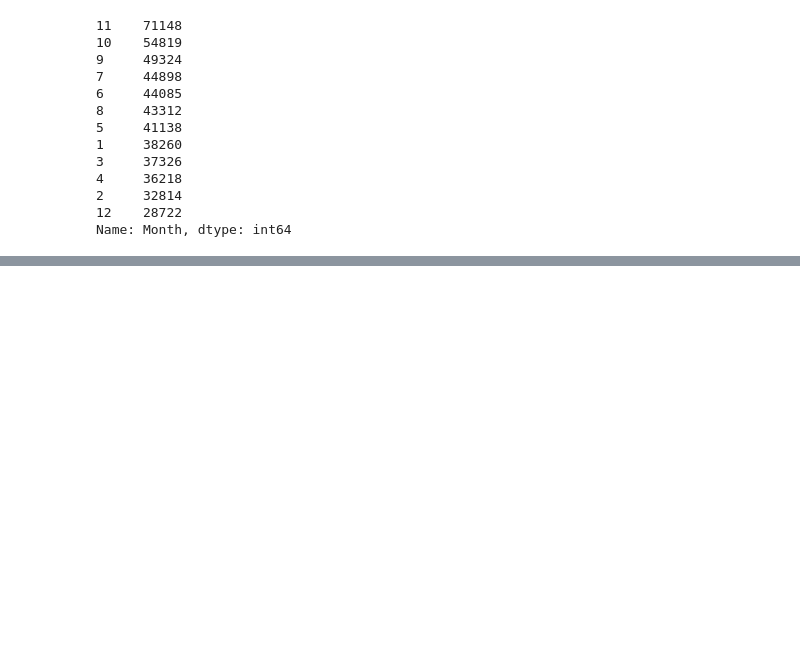
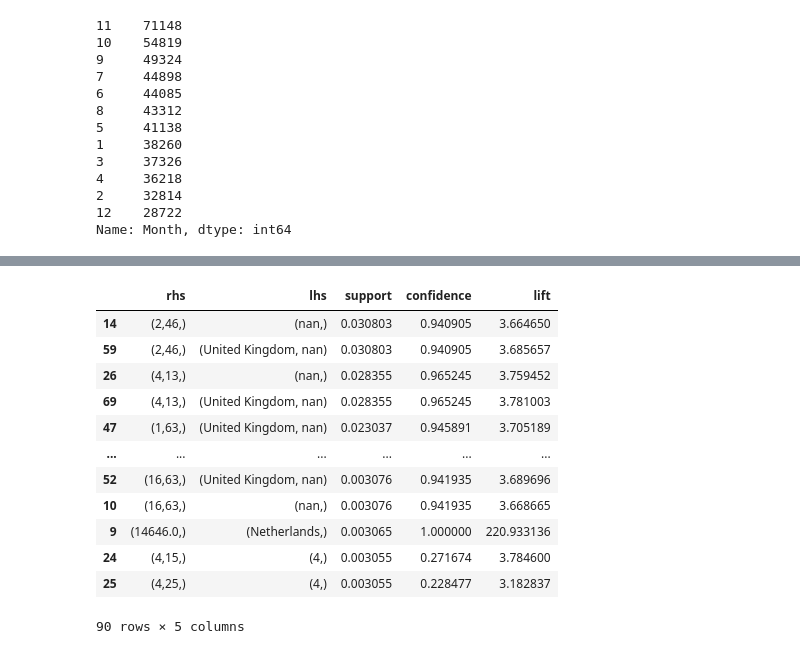
Before and after one commit to natia101/FINAL-PROJECT, a Jupyter notebook: src/explore_market-basket-analysis.ipynb, the cells around one changed output, grey strips where cells are left out. Saved outputs shown, nothing was run; the diff lists cells and outputs as text; code cells hidden in the pictures; blank space fills up the shorter version.

```diff
--- a/src/explore_market-basket-analysis.ipynb
+++ b/src/explore_market-basket-analysis.ipynb
@@ -177,0 +288,16 @@ Name: CustomerID, Length: 4297, dtype: int64
+# %%
+resultDataFrame.sort_values('support',ascending=False)
+# %% [output]
+|  | rhs | lhs | support | confidence | lift |
+| 14 | (2,46,) | (nan,) | 0.030803 | 0.940905 | 3.664650 |
+| 59 | (2,46,) | (United Kingdom, nan) | 0.030803 | 0.940905 | 3.685657 |
+| 26 | (4,13,) | (nan,) | 0.028355 | 0.965245 | 3.759452 |
+| 69 | (4,13,) | (United Kingdom, nan) | 0.028355 | 0.965245 | 3.781003 |
+| 47 | (1,63,) | (United Kingdom, nan) | 0.023037 | 0.945891 | 3.705189 |
+| ... | ... | ... | ... | ... | ... |
+| 52 | (16,63,) | (United Kingdom, nan) | 0.003076 | 0.941935 | 3.689696 |
+| 10 | (16,63,) | (nan,) | 0.003076 | 0.941935 | 3.668665 |
+| 9 | (14646.0,) | (Netherlands,) | 0.003065 | 1.000000 | 220.933136 |
+| 24 | (4,15,) | (4,) | 0.003055 | 0.271674 | 3.784600 |
+| 25 | (4,25,) | (4,) | 0.003055 | 0.228477 | 3.182837 |
+90 rows × 5 columns
```
Also changed, not shown: parts of 20 cells of this notebook.
